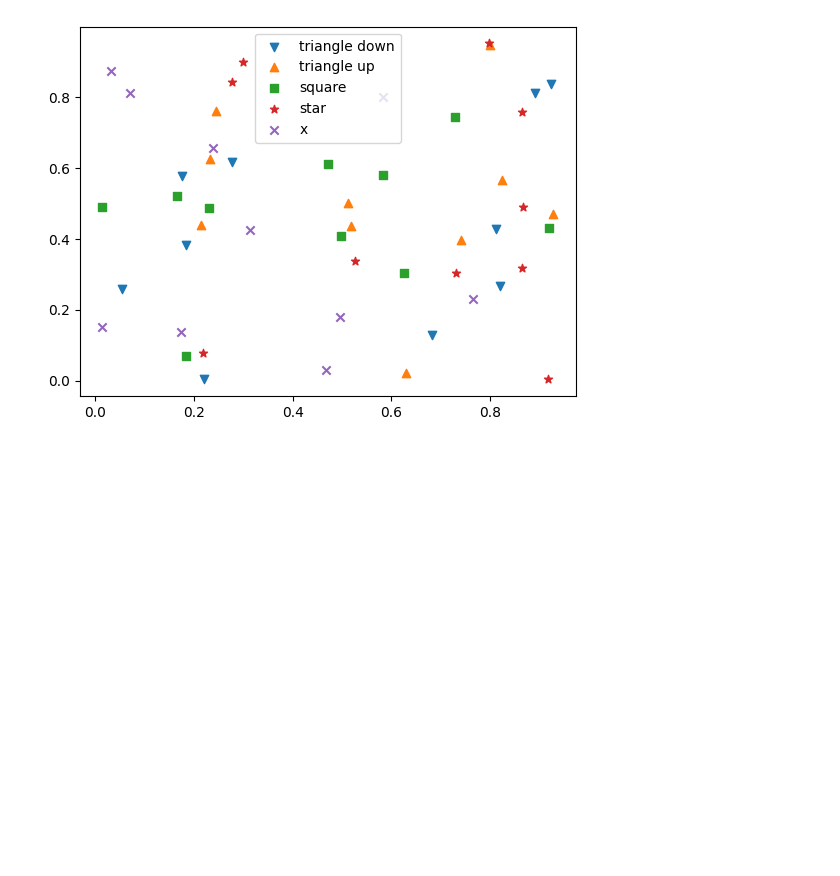
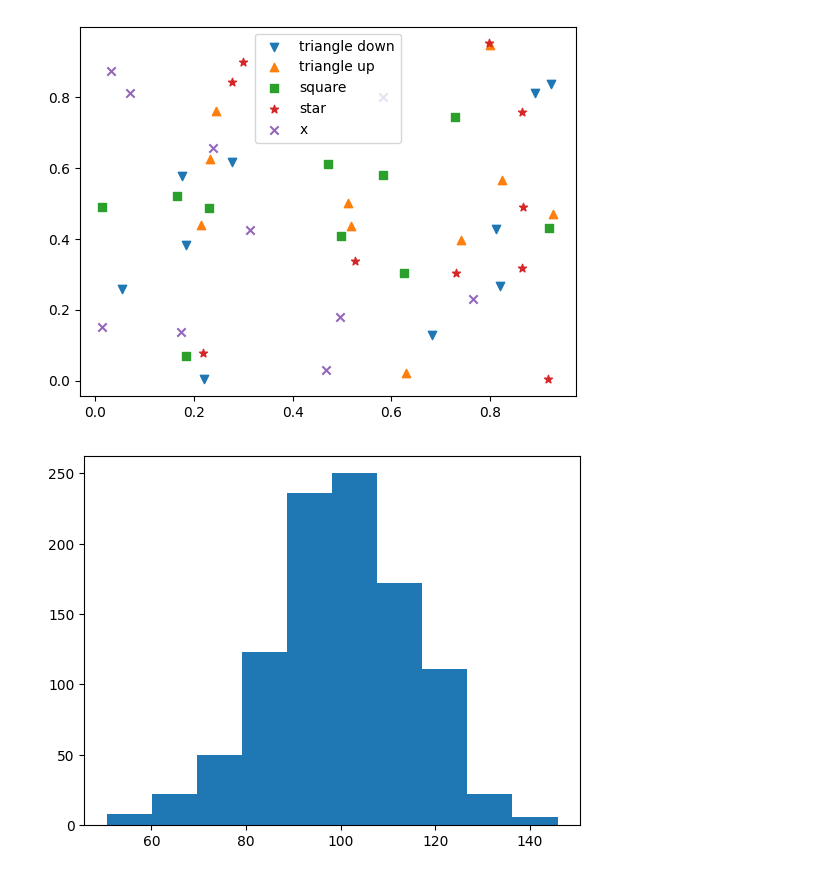
Before and after one commit to tks930828/python-traing, a Jupyter notebook: Matplotlib.ipynb, the cells around one changed output. Saved outputs shown, nothing was run; the diff lists cells and outputs as text; code cells hidden in the pictures; blank space fills up the shorter version.

Commit message:
ヒストグラム

```diff
--- a/Matplotlib.ipynb
+++ b/Matplotlib.ipynb
@@ -213,0 +218,15 @@ plt.show()
+# %%
+# データを生成
+rng = np.random.default_rng(123)
+mu = 100 #平均値
+sigma = 15 #標準偏差
+x = rng.normal(mu, sigma, 1000)
+
+fig, ax = plt.subplots()
+
+#ヒストグラムを描画
+n, bins, patshes = ax.hist(x)
+
+plt.show()
+# %% [output]
+[figure, added]
```
Also changed, not shown: parts of 7 cells of this notebook.
